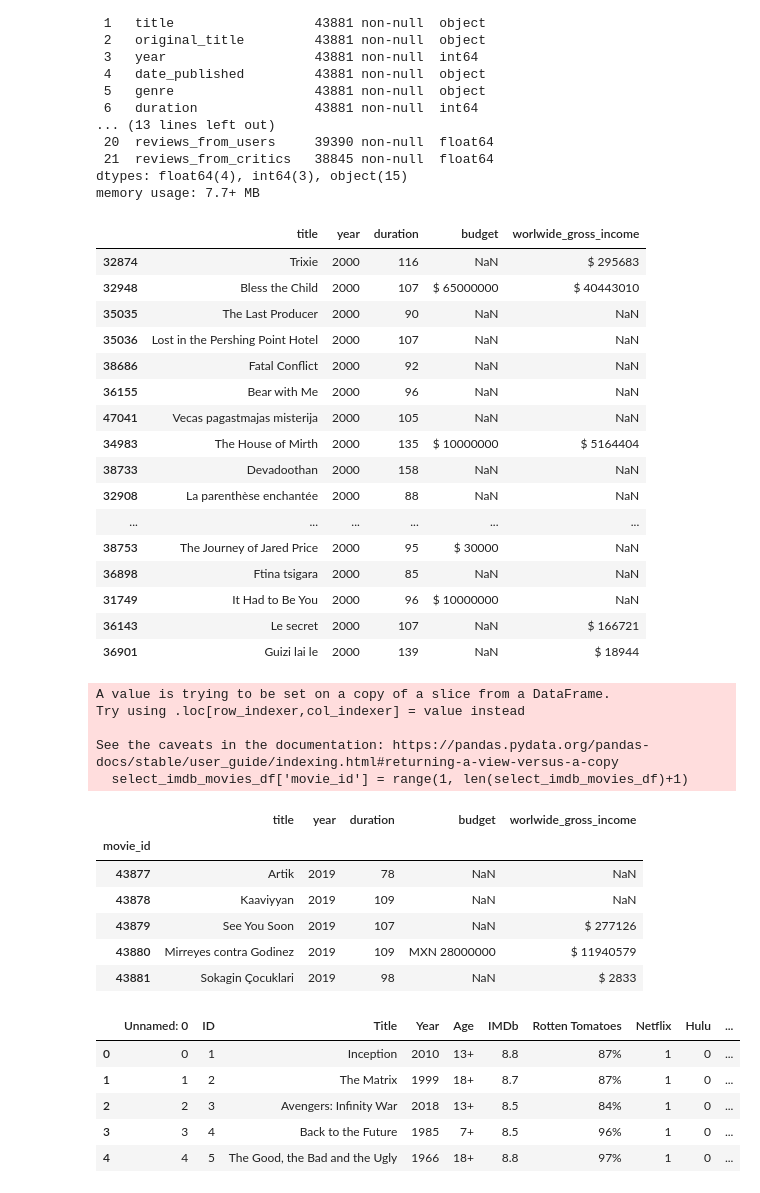
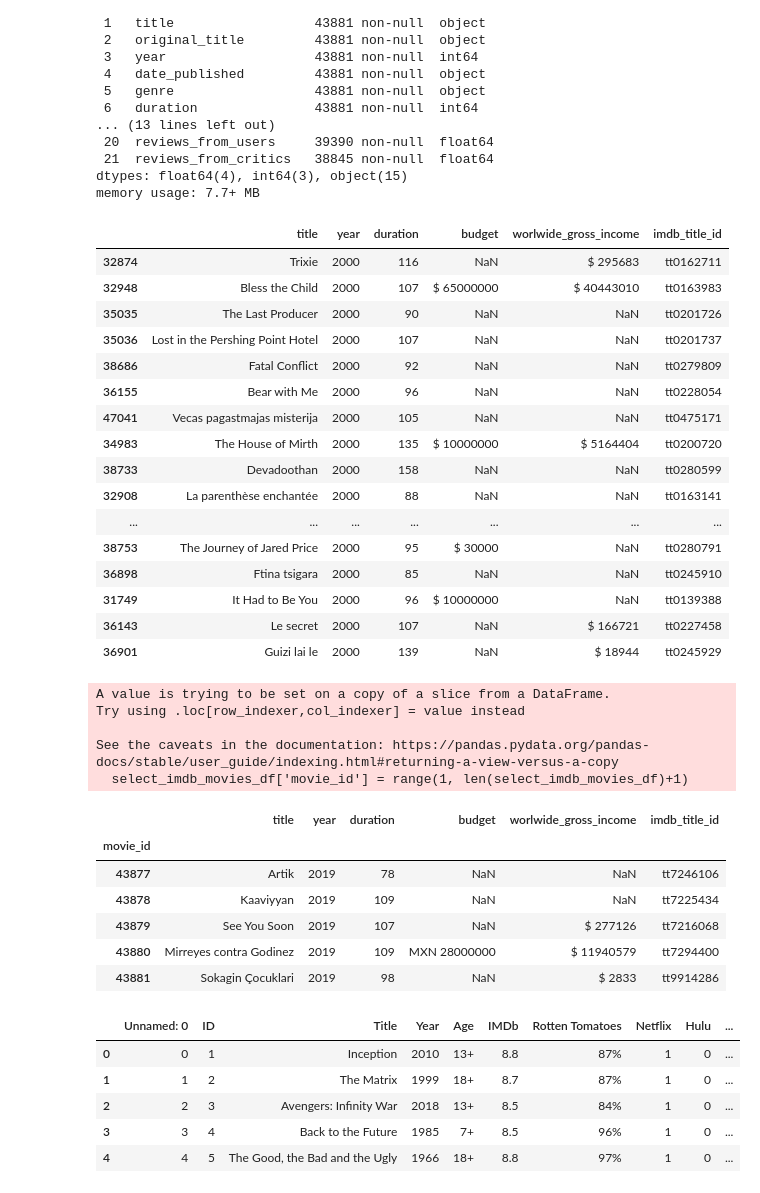
Before and after one commit to eriklockwood/team1_etl_project, a Jupyter notebook: movies_notebook.ipynb, the cells around one changed output. Drawn from its saved outputs; the diff is of its cells as text; code cells hidden in the pictures.

Commit message:
added content to final report for movies movies_notebook added IMDB_movie_id from IMDB csv to movies_notebook for Deepika

```diff
--- a/movies_notebook.ipynb
+++ b/movies_notebook.ipynb
@@ -39,26 +39,26 @@ Data columns (total 22 columns):
 dtypes: float64(4), int64(3), object(15)
 memory usage: 7.7+ MB
 # %%
-select_imdb_movies_df = imdb_movies_df[['title', 'year', 'duration', 'budget', 'worlwide_gross_income']]
+select_imdb_movies_df = imdb_movies_df[['title', 'year', 'duration', 'budget', 'worlwide_gross_income', 'imdb_title_id']]
 select_imdb_movies_df.head(50)
 # %% [output]
-|  | title | year | duration | budget | worlwide_gross_income |
-| 32874 | Trixie | 2000 | 116 | NaN | $ 295683 |
-| 32948 | Bless the Child | 2000 | 107 | $ 65000000 | $ 40443010 |
-| 35035 | The Last Producer | 2000 | 90 | NaN | NaN |
-| 35036 | Lost in the Pershing Point Hotel | 2000 | 107 | NaN | NaN |
-| 38686 | Fatal Conflict | 2000 | 92 | NaN | NaN |
-| 36155 | Bear with Me | 2000 | 96 | NaN | NaN |
-| 47041 | Vecas pagastmajas misterija | 2000 | 105 | NaN | NaN |
-| 34983 | The House of Mirth | 2000 | 135 | $ 10000000 | $ 5164404 |
-| 38733 | Devadoothan | 2000 | 158 | NaN | NaN |
-| 32908 | La parenthèse enchantée | 2000 | 88 | NaN | NaN |
-| ... | ... | ... | ... | ... | ... |
-| 38753 | The Journey of Jared Price | 2000 | 95 | $ 30000 | NaN |
-| 36898 | Ftina tsigara | 2000 | 85 | NaN | NaN |
-| 31749 | It Had to Be You | 2000 | 96 | $ 10000000 | NaN |
-| 36143 | Le secret | 2000 | 107 | NaN | $ 166721 |
-| 36901 | Guizi lai le | 2000 | 139 | NaN | $ 18944 |
+|  | title | year | duration | budget | worlwide_gross_income | imdb_title_id |
+| 32874 | Trixie | 2000 | 116 | NaN | $ 295683 | tt0162711 |
+| 32948 | Bless the Child | 2000 | 107 | $ 65000000 | $ 40443010 | tt0163983 |
+| 35035 | The Last Producer | 2000 | 90 | NaN | NaN | tt0201726 |
+| 35036 | Lost in the Pershing Point Hotel | 2000 | 107 | NaN | NaN | tt0201737 |
+| 38686 | Fatal Conflict | 2000 | 92 | NaN | NaN | tt0279809 |
+| 36155 | Bear with Me | 2000 | 96 | NaN | NaN | tt0228054 |
+| 47041 | Vecas pagastmajas misterija | 2000 | 105 | NaN | NaN | tt0475171 |
+| 34983 | The House of Mirth | 2000 | 135 | $ 10000000 | $ 5164404 | tt0200720 |
+| 38733 | Devadoothan | 2000 | 158 | NaN | NaN | tt0280599 |
+| 32908 | La parenthèse enchantée | 2000 | 88 | NaN | NaN | tt0163141 |
+| ... | ... | ... | ... | ... | ... | ... |
+| 38753 | The Journey of Jared Price | 2000 | 95 | $ 30000 | NaN | tt0280791 |
+| 36898 | Ftina tsigara | 2000 | 85 | NaN | NaN | tt0245910 |
+| 31749 | It Had to Be You | 2000 | 96 | $ 10000000 | NaN | tt0139388 |
+| 36143 | Le secret | 2000 | 107 | NaN | $ 166721 | tt0227458 |
+| 36901 | Guizi lai le | 2000 | 139 | NaN | $ 18944 | tt0245929 |
 # %%
 select_imdb_movies_df['movie_id'] = range(1, len(select_imdb_movies_df)+1)
 select_imdb_movies_df.set_index('movie_id', inplace=True)
@@ -69,13 +69,13 @@ Try using .loc[row_indexer,col_indexer] = value instead
 
 See the caveats in the documentation: https://pandas.pydata.org/pandas-docs/stable/user_guide/indexing.html#returning-a-view-versus-a-copy
   select_imdb_movies_df['movie_id'] = range(1, len(select_imdb_movies_df)+1)
-|  | title | year | duration | budget | worlwide_gross_income |
-| movie_id |  |  |  |  |  |
-| 43877 | Artik | 2019 | 78 | NaN | NaN |
-| 43878 | Kaaviyyan | 2019 | 109 | NaN | NaN |
-| 43879 | See You Soon | 2019 | 107 | NaN | $ 277126 |
-| 43880 | Mirreyes contra Godinez | 2019 | 109 | MXN 28000000 | $ 11940579 |
-| 43881 | Sokagin Çocuklari | 2019 | 98 | NaN | $ 2833 |
+|  | title | year | duration | budget | worlwide_gross_income | imdb_title_id |
+| movie_id |  |  |  |  |  |  |
+| 43877 | Artik | 2019 | 78 | NaN | NaN | tt7246106 |
+| 43878 | Kaaviyyan | 2019 | 109 | NaN | NaN | tt7225434 |
+| 43879 | See You Soon | 2019 | 107 | NaN | $ 277126 | tt7216068 |
+| 43880 | Mirreyes contra Godinez | 2019 | 109 | MXN 28000000 | $ 11940579 | tt7294400 |
+| 43881 | Sokagin Çocuklari | 2019 | 98 | NaN | $ 2833 | tt9914286 |
 # %%
 # Import Streaming availability data
 stream_file = "../etl_project_data/MoviesOnStreamingPlatforms_updated.csv"
```
Also changed, not shown: parts of 6 cells of this notebook, 2 other files.
